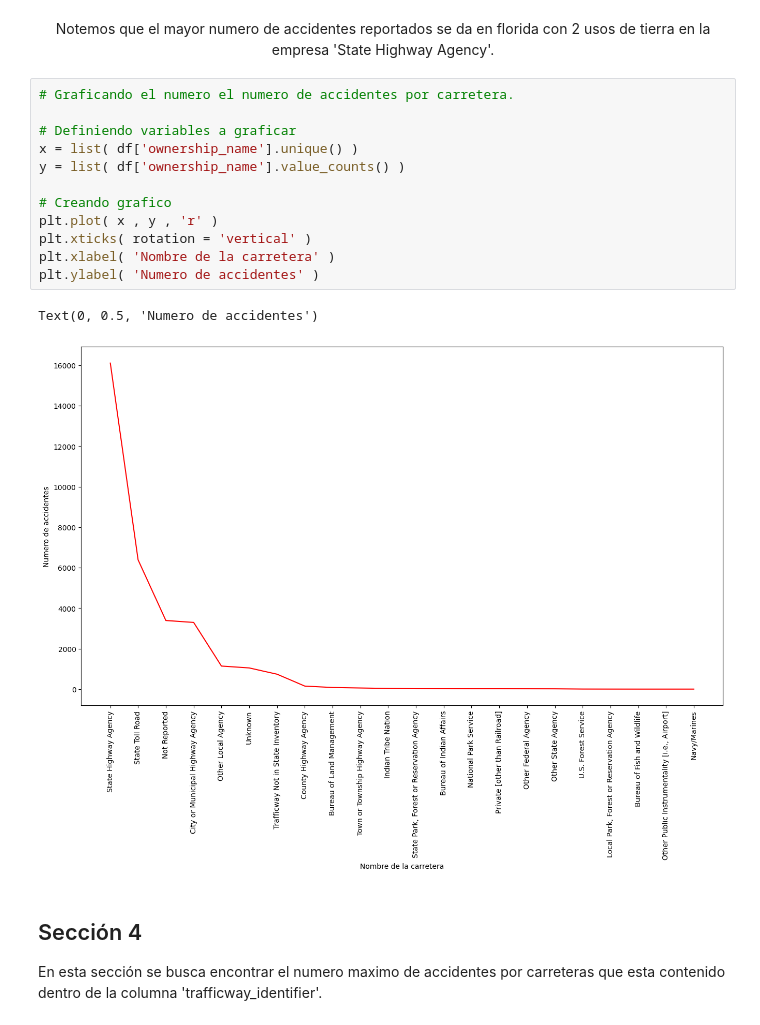
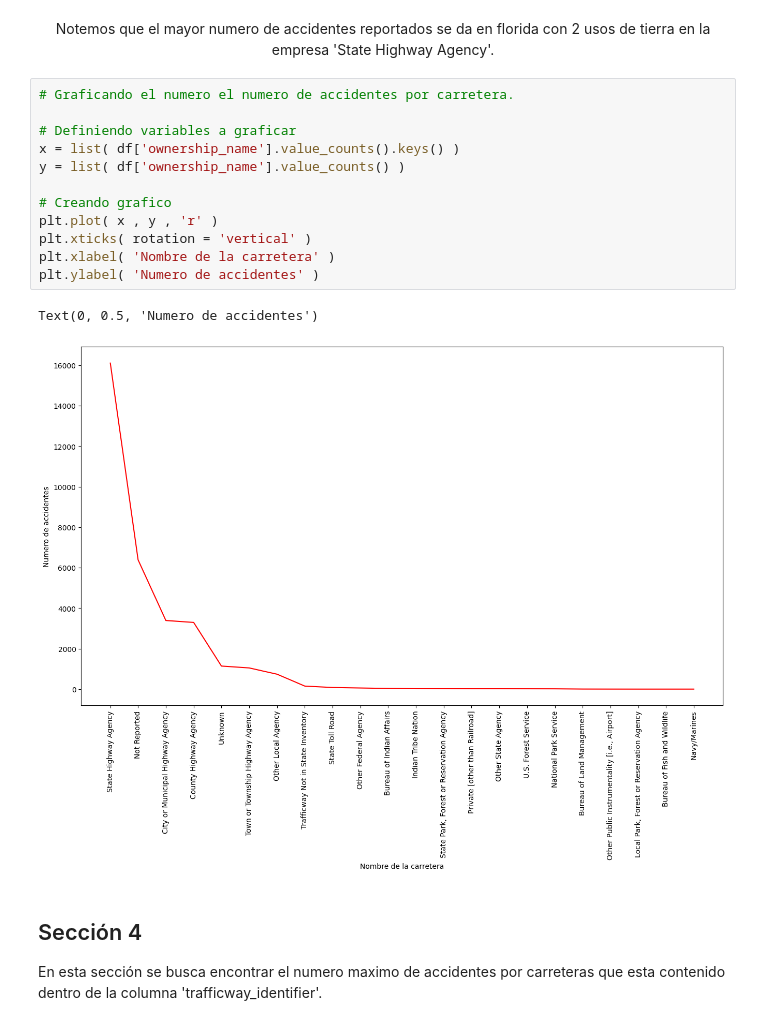
Before and after one commit to Javier-Caceres-M/Solemne-1, a Jupyter notebook: Desarrollo/Desarrollo.ipynb, the cells around one changed output. Cells and saved outputs as stored; diff of their text form.

```diff
--- a/Desarrollo/Desarrollo.ipynb
+++ b/Desarrollo/Desarrollo.ipynb
@@ -248,18 +248,18 @@ Length: 485, dtype: int64
 # %%
 # Graficando el numero el numero de accidentes por carretera.
 
 # Definiendo variables a graficar
-x = list( df['ownership_name'].unique() )
+x = list( df['ownership_name'].value_counts().keys() )
 y = list( df['ownership_name'].value_counts() )
 
 # Creando grafico
 plt.plot( x , y , 'r' )
 plt.xticks( rotation = 'vertical' )
 plt.xlabel( 'Nombre de la carretera' )
 plt.ylabel( 'Numero de accidentes' )
 # %% [output]
 Text(0, 0.5, 'Numero de accidentes')
-[figure, old version]
+[figure, new version]
 # %% [markdown]
 ## Sección 4
 
```
Also changed, not shown: parts of 9 cells of this notebook.
